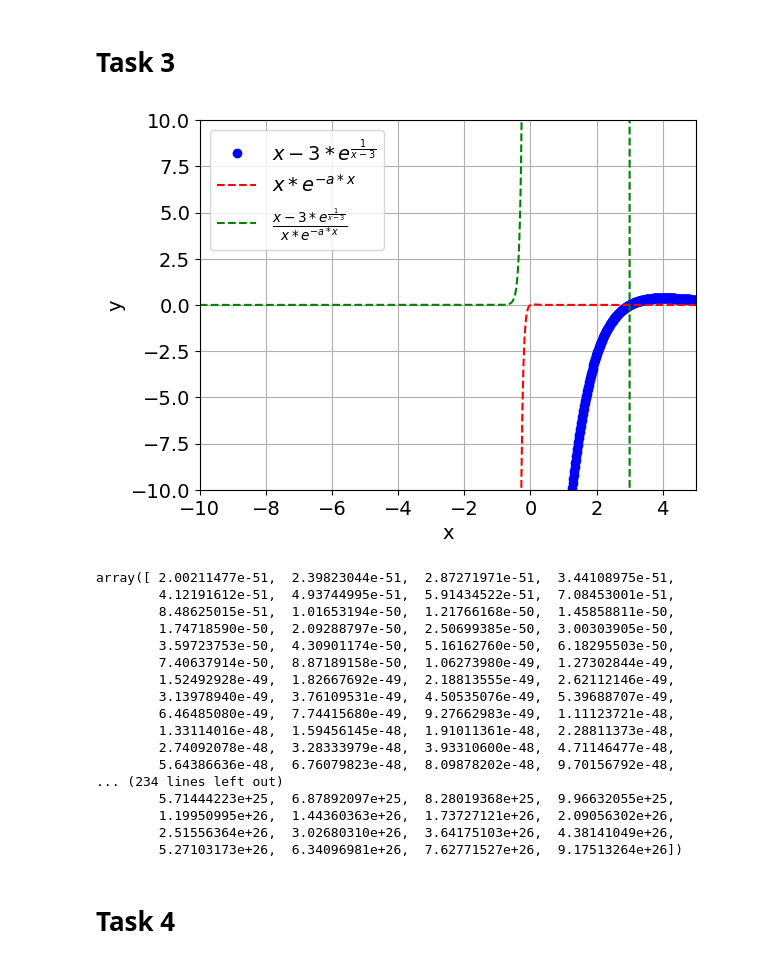
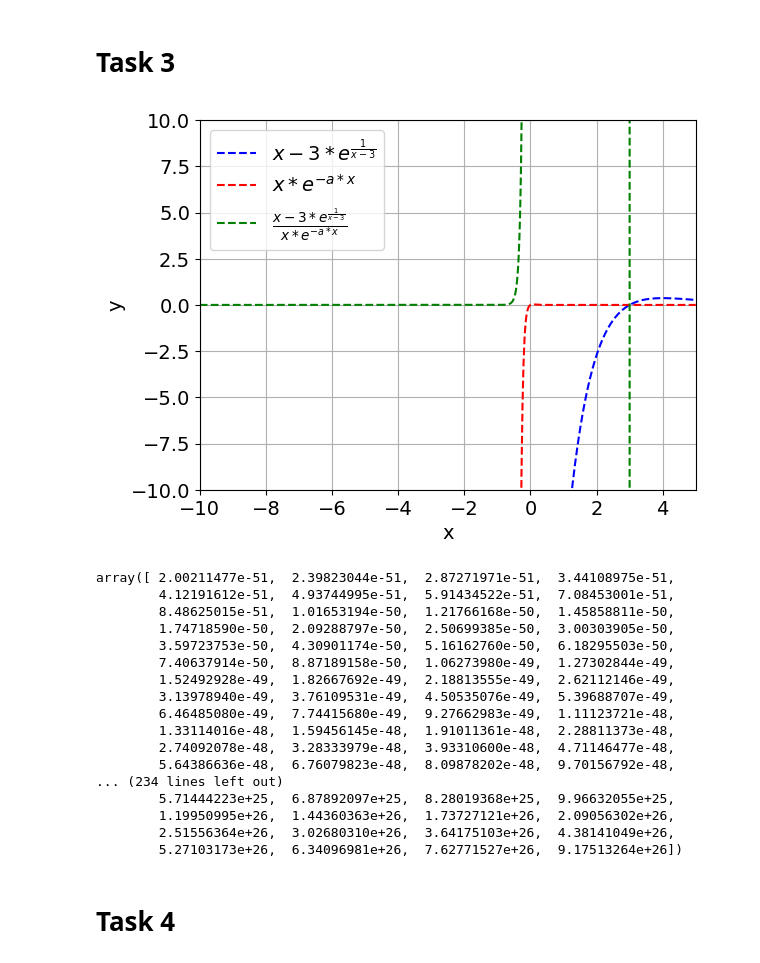
Before and after one commit to xmrenigmax/L4_MathsAssignmentRepo, a Jupyter notebook: maths_assignment.ipynb, the cells around one changed output. Saved outputs shown, nothing was run; the diff lists cells and outputs as text; code cells hidden in the pictures.

```diff
--- a/maths_assignment.ipynb
+++ b/maths_assignment.ipynb
@@ -86,31 +86,31 @@ Count: 6
 # %%
 def task3():
     a = 13
     mpl.rcParams['font.size'] = 14
     # y = lim x -> 3 (x-3)e^(1/(x-3)) / (x * e^(-ax))
     # approproiate x linspace to see zoomed in plot
     x = np.linspace(-10, 5, 1000)
 
     num = (x - 3) * (1/np.exp(x-3))
     den = x*np.exp(-a*x)
 
     y = num / den
 
-    plt.plot(x, num, 'bo')
+    plt.plot(x, num, 'b--')
     plt.plot(x, den, 'r--')
     plt.plot(x, y, 'g--')
     plt.legend([r'${x-3}*e^{\frac{1}{x-3}}$', r'$x*e^{-a*x}$', r'$\frac{{x-3}*e^{\frac{1}{x-3}}}{x*e^{-a*x}}$'])
     plt.xlabel('x')
     plt.ylabel('y')
     plt.xlim(-10, 5)
     plt.ylim(-10, 10)
     plt.grid()
     plt.show()
     return y
 
 task3()
 # %% [output]
-[figure, old version]
+[figure, new version]
 array([ 2.00211477e-51,  2.39823044e-51,  2.87271971e-51,  3.44108975e-51,
         4.12191612e-51,  4.93744995e-51,  5.91434522e-51,  7.08453001e-51,
         8.48625015e-51,  1.01653194e-50,  1.21766168e-50,  1.45858811e-50,
```
Also changed, not shown: parts of 5 cells of this notebook.
